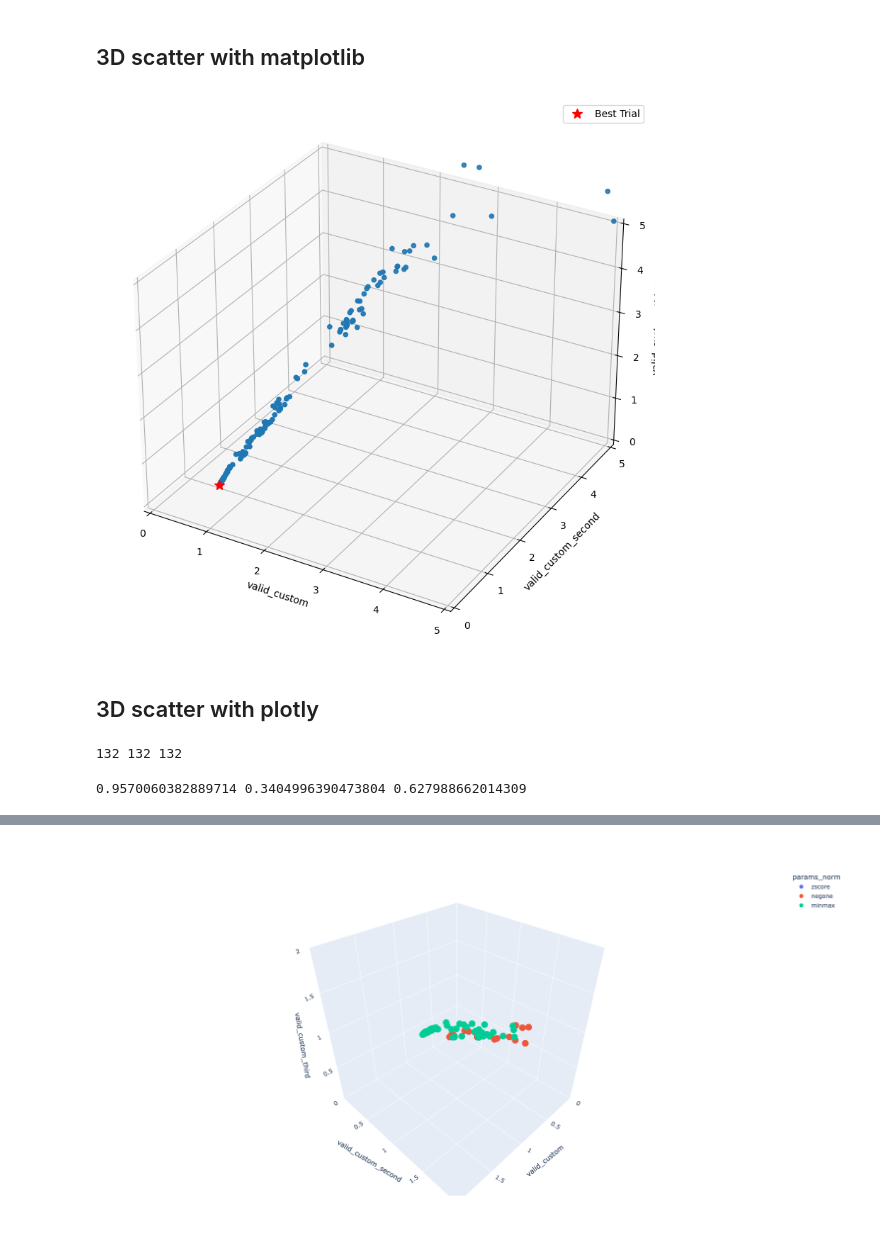
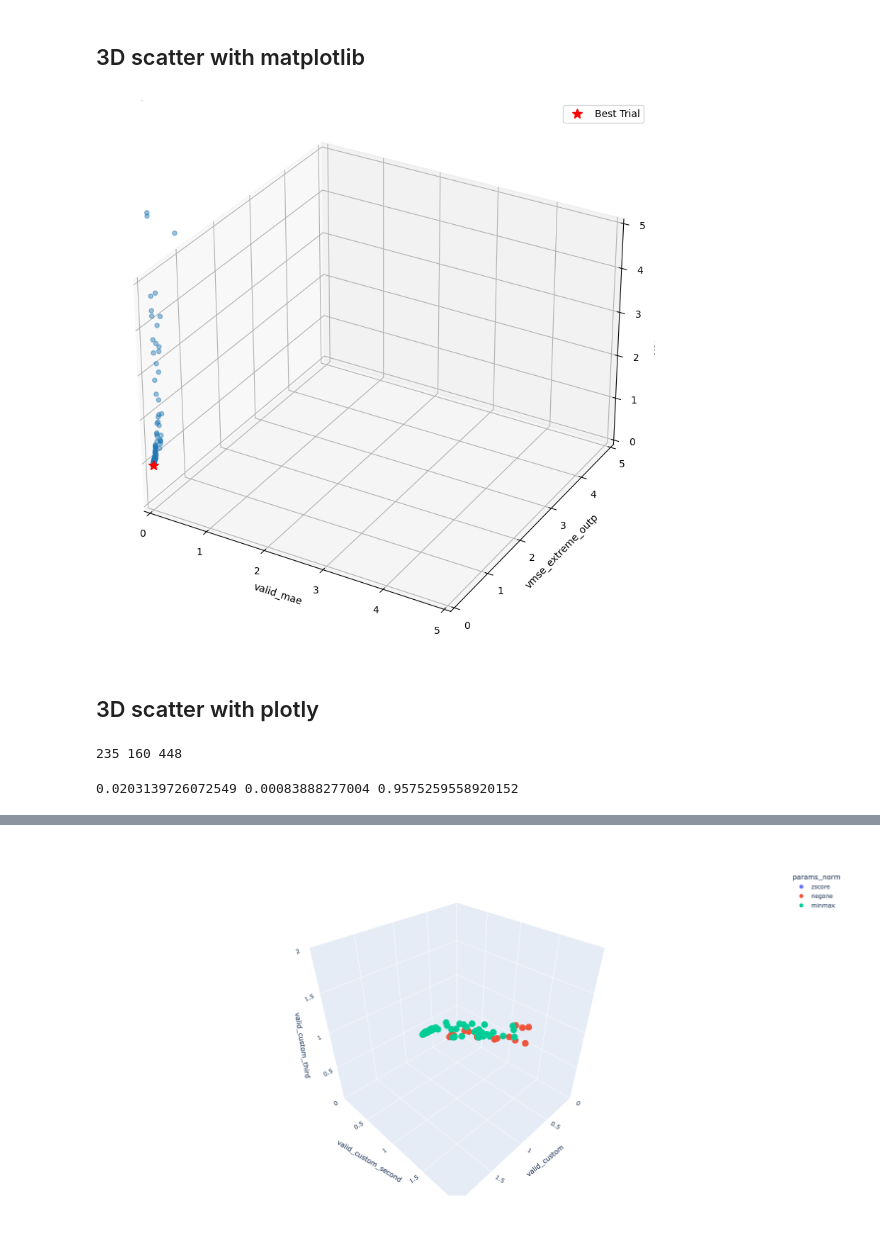
Before and after one commit to mariajmolina/s2sml, a Jupyter notebook: notebooks/ParetoFrontPlot.ipynb, the cells around one changed output, grey strips where cells are left out. Cells and saved outputs as stored; diff of their text form; code cells hidden in the pictures.

```diff
--- a/notebooks/ParetoFrontPlot.ipynb
+++ b/notebooks/ParetoFrontPlot.ipynb
@@ -9,7 +9,8 @@ import plotly.express as px
 These are stored in `vanilla.csv`
 # %%
 #results_dir = 'results_week3_SH_515/' # set results directory
-results_dir = 'results_week3_SH_530/'
+#results_dir = 'results_week3_SH_530/'
+results_dir = 'results_wk3_608/'
 
 df = pd.read_csv("../"+results_dir+"vanilla.csv")
 # %%
@@ -95,39 +105,44 @@ plt.legend();
 # %%
 fig = plt.figure(figsize=(15, 10))
 ax = fig.add_subplot(projection='3d')
 
 # set bounds
 maxval=5
 ax.set_xlim3d(None,maxval)
 ax.set_ylim3d(None,maxval)
 ax.set_zlim3d(None,maxval)
 
 # axis labels
-ax.set_xlabel('valid_custom')
-ax.set_ylabel('valid_custom_second')
-ax.set_zlabel('valid_custom_third')
+#ax.set_xlabel('valid_custom')
+ax.set_xlabel('valid_mae')
+
+#ax.set_ylabel('valid_custom_second')
+ax.set_ylabel('vmse_extreme_outp')
+
+#ax.set_zlabel('valid_custom_third')
+ax.set_zlabel('vcorr_cust')
 
 ax.scatter(df.values_0, df.values_1, df.values_2)
 
 ax.plot(min(df.values_0), min(df.values_1), min(df.values_2), 'r*', markersize=10, label='Best Trial', zorder=10);
 
 plt.legend();
 
 #plt.savefig('../'+results_dir+'pareto_front_zoom.png', bbox_inches='tight', pad_inches=0.5);
 # %% [output]
-[figure, old version]
+[figure, new version]
 # %% [markdown]
 ## 3D scatter with plotly
 # %%
 # check min indices
 print(df.values_0.idxmin(), df.values_1.idxmin(), df.values_2.idxmin())
 # %% [output]
-132 132 132
+235 160 448
 # %%
 # check values
 print(df.loc[df.values_0.idxmin()].values_0, df.loc[df.values_1.idxmin()].values_1, df.loc[df.values_2.idxmin()].values_2)
 # %% [output]
-0.9570060382889714 0.3404996390473804 0.627988662014309
+0.0203139726072549 0.00083888277004 0.9575259558920152
 # %%
 # set bounds
 maxval=2
```
Also changed, not shown: parts of 8 cells of this notebook, 31 other files.
